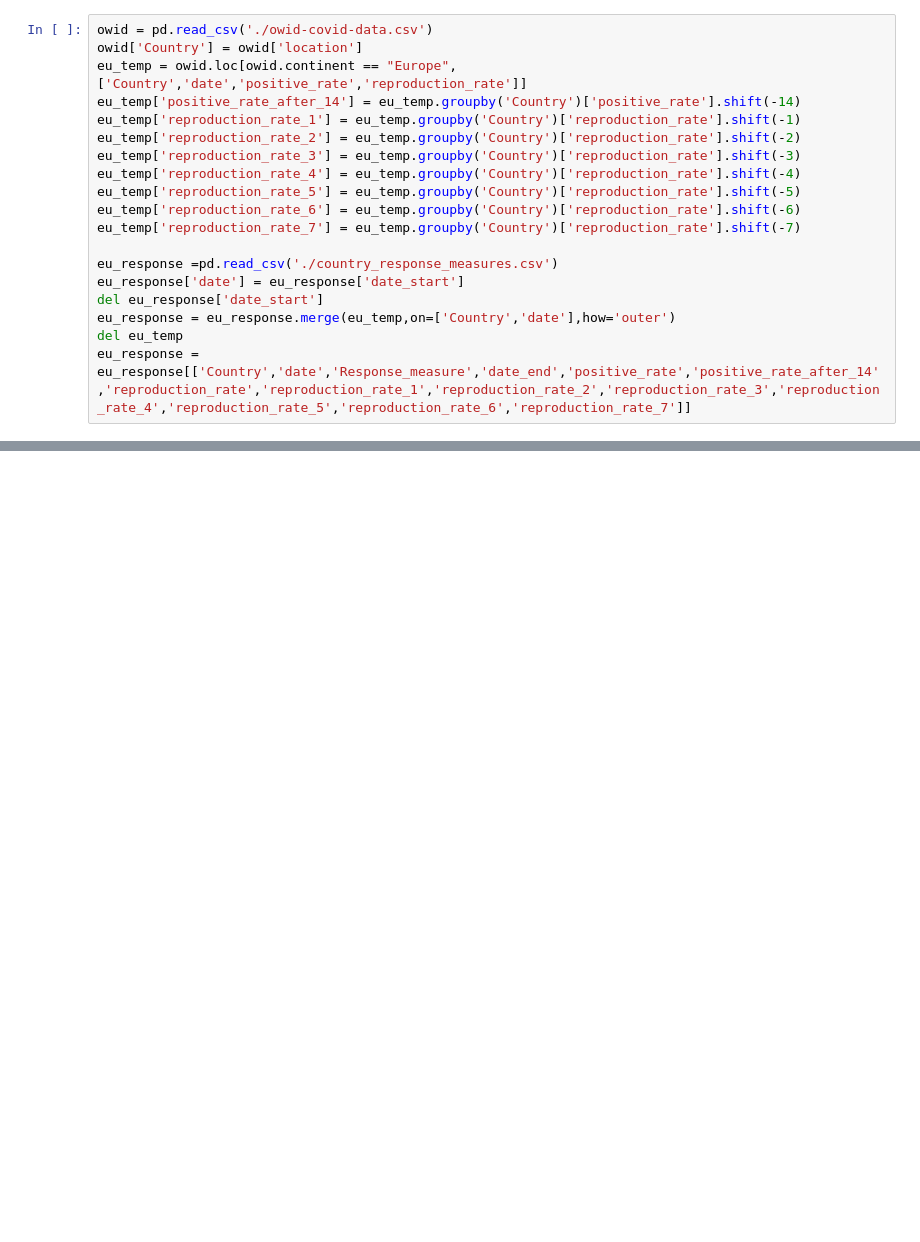
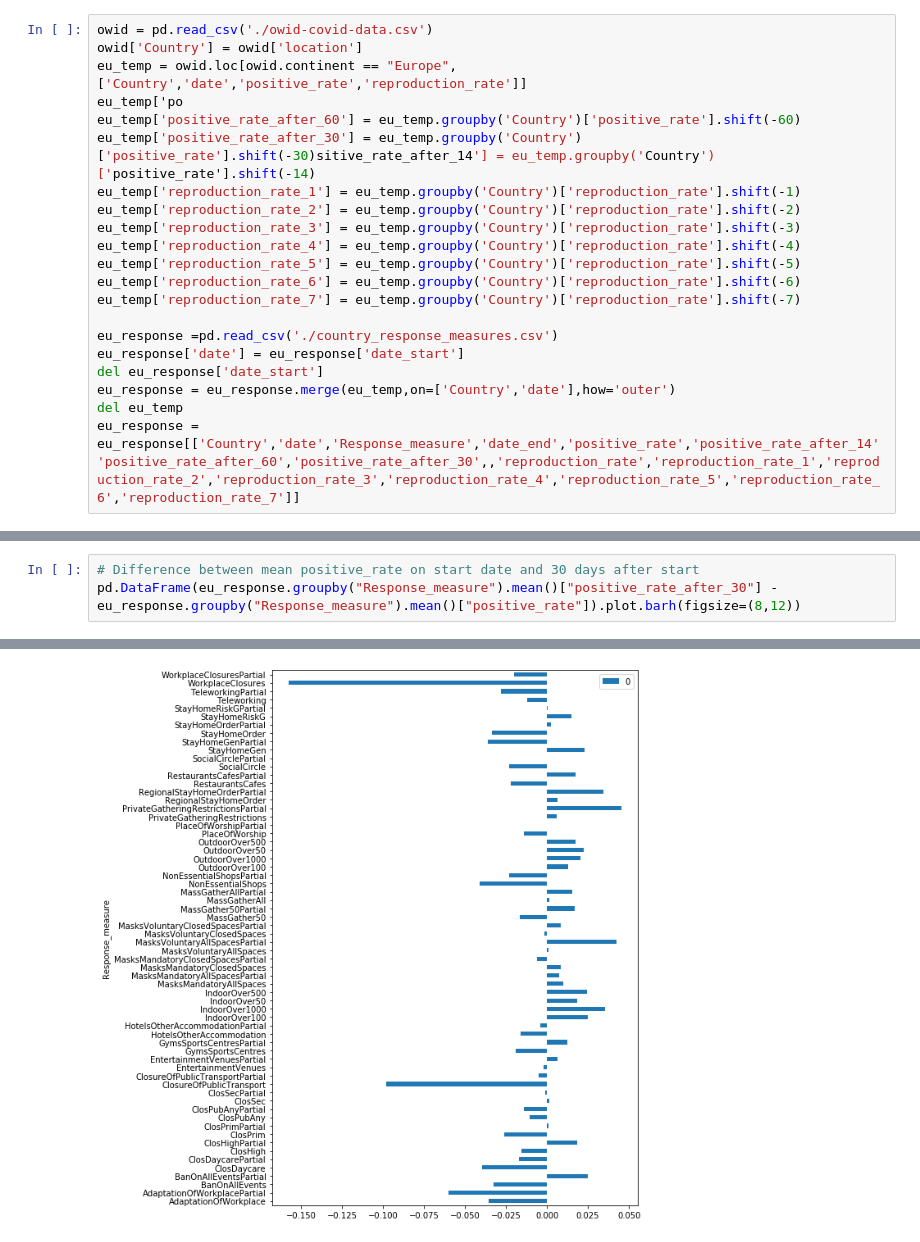
Before and after one commit to evilpegasus/datathon-spring-2021, a Jupyter notebook: prelim.ipynb, the cells around one changed output, grey strips where cells are left out. Cells and saved outputs as stored; diff of their text form; blank space fills up the shorter version.

Commit message:
title to plot

```diff
--- a/prelim.ipynb
+++ b/prelim.ipynb
@@ -5,7 +9,9 @@ import pandas as pd
 owid = pd.read_csv('./owid-covid-data.csv')
 owid['Country'] = owid['location']
 eu_temp = owid.loc[owid.continent == "Europe",['Country','date','positive_rate','reproduction_rate']]
-eu_temp['positive_rate_after_14'] = eu_temp.groupby('Country')['positive_rate'].shift(-14)
+eu_temp['po
+eu_temp['positive_rate_after_60'] = eu_temp.groupby('Country')['positive_rate'].shift(-60)
+eu_temp['positive_rate_after_30'] = eu_temp.groupby('Country')['positive_rate'].shift(-30)sitive_rate_after_14'] = eu_temp.groupby('Country')['positive_rate'].shift(-14)
 eu_temp['reproduction_rate_1'] = eu_temp.groupby('Country')['reproduction_rate'].shift(-1)
 eu_temp['reproduction_rate_2'] = eu_temp.groupby('Country')['reproduction_rate'].shift(-2)
 eu_temp['reproduction_rate_3'] = eu_temp.groupby('Country')['reproduction_rate'].shift(-3)
@@ -19,4 +25,4 @@ eu_response['date'] = eu_response['date_start']
 del eu_response['date_start']
 eu_response = eu_response.merge(eu_temp,on=['Country','date'],how='outer')
 del eu_temp
-eu_response = eu_response[['Country','date','Response_measure','date_end','positive_rate','positive_rate_after_14','reproduction_rate','reproduction_rate_1','reproduction_rate_2','reproduction_rate_3','reproduction_rate_4','reproduction_rate_5','reproduction_rate_6','reproduction_rate_7']]
+eu_response = eu_response[['Country','date','Response_measure','date_end','positive_rate','positive_rate_after_14''positive_rate_after_60','positive_rate_after_30',,'reproduction_rate','reproduction_rate_1','reproduction_rate_2','reproduction_rate_3','reproduction_rate_4','reproduction_rate_5','reproduction_rate_6','reproduction_rate_7']]
@@ -38,0 +29,4 @@ eu_response = eu_response[['Country','date','Response_measure','date_end','posit
+# %%
+# Difference between mean positive_rate on start date and 30 days after start
+pd.DataFrame(eu_response.groupby("Response_measure").mean()["positive_rate_after_30"] - eu_response.groupby("Response_measure").mean()["positive_rate"]).plot.barh(figsize=(8,12))
+# %% [output]
@@ -38,0 +34 @@ eu_response = eu_response[['Country','date','Response_measure','date_end','posit
+[figure, added]
```
Also changed, not shown: parts of 6 cells of this notebook.
